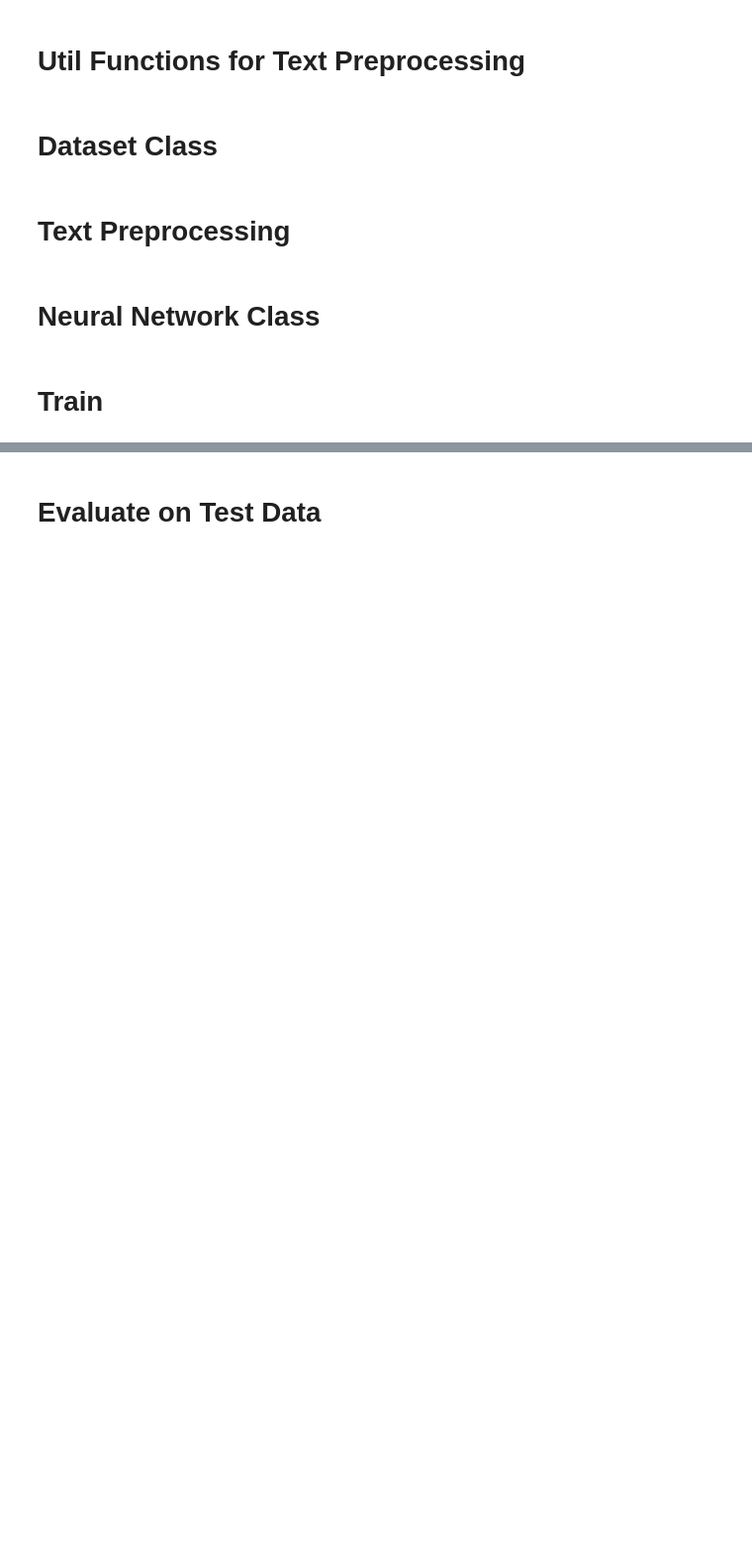
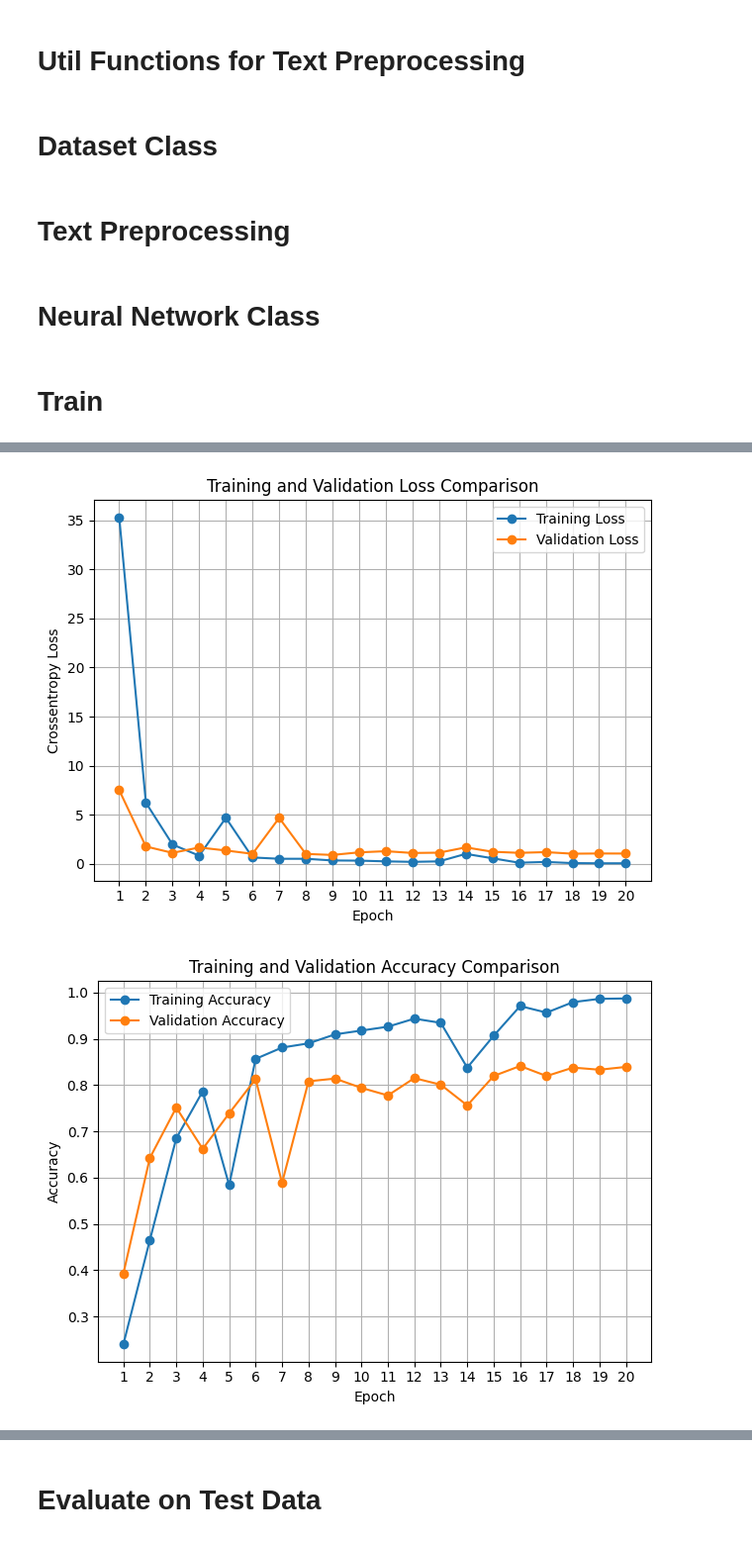
Before and after one commit to marcellinus-witarsah/customer-complaints-classification, a Jupyter notebook: notebooks/20240623-deep-learning.ipynb, the cells around one changed output, grey strips where cells are left out. Shown: that part at 99% size. Cells and saved outputs as stored; diff of their text form; code cells hidden in the pictures; blank space fills up the shorter version.

Commit message:
create performance visualitation for the training and validation process

```diff
--- a/notebooks/20240623-deep-learning.ipynb
+++ b/notebooks/20240623-deep-learning.ipynb
@@ -523,7 +482,7 @@ def evaluate(model, dataloader) -> Tuple[float, float, float, float]:
 # %%
 # Prepare model hyperparameters
 vocab_size = len(vocab)
-embedding_size = 128
+embedding_size = 64
 num_classes = len(df['topic'].unique())
 
 # Create model
@@ -532,23 +491,28 @@ model = Net(vocab_size, embedding_size, num_classes, max_length)
 lr = 1e-3
 criterion = torch.nn.CrossEntropyLoss()
 optimizer = torch.optim.Adam(model.parameters(), lr=lr)
-epochs = 1
-for epoch in range(epochs):
-    epoch_start_time = time.time()
+epochs = 20
+train_accuracies, train_recalls, train_precisions, train_f1_scores, train_losses = [], [], [], [], []
+val_accuracies, val_recalls, val_precisions, val_f1_scores, val_losses = [], [], [], [], []
+
+for epoch in range(1, epochs+1):
+    print("Epoch {}/{}".format(epoch, epochs))
     # Train:
-    train(model, train_dataloader, optimizer, criterion)
+
+    train_accuracy, train_recall, train_precision, train_f1_score, train_loss = train(model, train_dataloader, optimizer, criterion)
+    train_accuracies.append(train_accuracy)
+    train_recalls.append(train_recall)
+    train_precisions.append(train_precision)
+    train_f1_scores.append(train_f1_score)
+    train_losses.append(train_loss)
+    print()
 
     # Evaluate
-    val_accuracy, val_recall, val_precision, val_f1_score = evaluate(model, val_dataloader)
-    print("=" * 130)
-    print(
-        "| end of epoch {:3d} | time: {:5.2f}s | "
-        "valid accuracy {:8.3f} | valid recall {:.3f} | "
-        "valid precision {:.3f} | valid f1 score {:.3f}".format(
-            epoch, time.time() - epoch_start_time,
-            val_accuracy, val_recall,
-            val_precision, val_f1_score
-        )
-    )
-    print("=" * 130)
+    val_accuracy, val_recall, val_precision, val_f1_score, val_loss = evaluate(model, val_dataloader, criterion)
+    val_accuracies.append(val_accuracy)
+    val_recalls.append(val_recall)
+    val_precisions.append(val_precision)
+    val_f1_scores.append(val_f1_score)
+    val_losses.append(val_loss)
+    print()
 # %% [output]
@@ -557,0 +621,9 @@ for epoch in range(epochs):
+# %%
+plot_losses(range(1, epochs+1), train_losses, val_losses)
+plot_accuracy(range(1, epochs+1), train_accuracies, val_accuracies)
+plot_recall(range(1, epochs+1), train_recalls, val_recalls)
+plot_precision(range(1, epochs+1), train_precisions, val_precisions)
+plot_f1_score(range(1, epochs+1), train_f1_scores, val_f1_scores)
+# %% [output]
+[figure, added]
+[figure, added]
```
Also changed, not shown: parts of 12 cells of this notebook.
